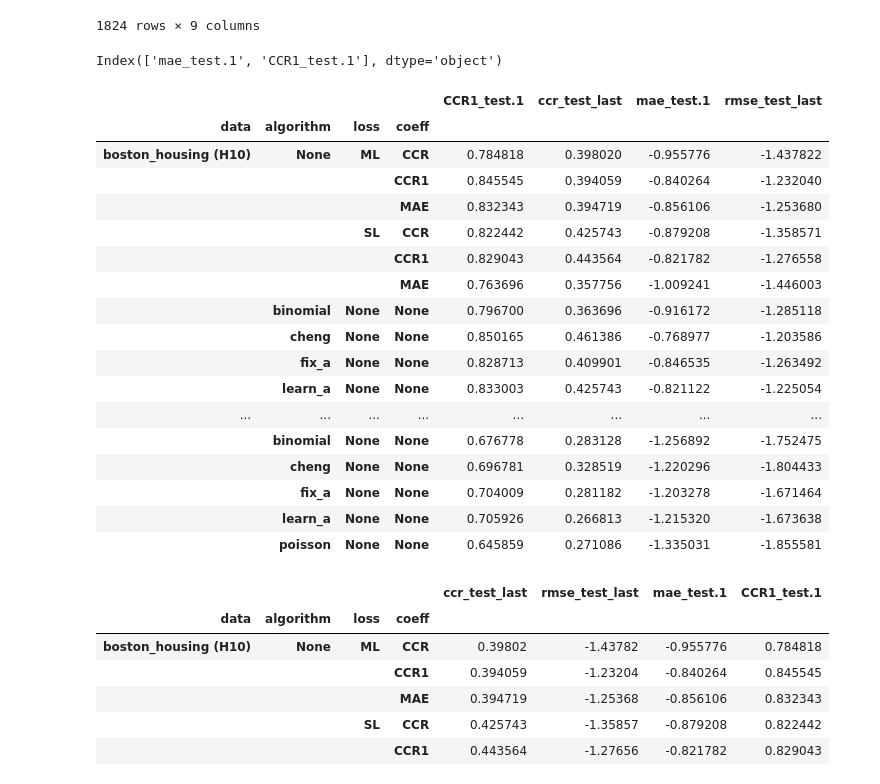
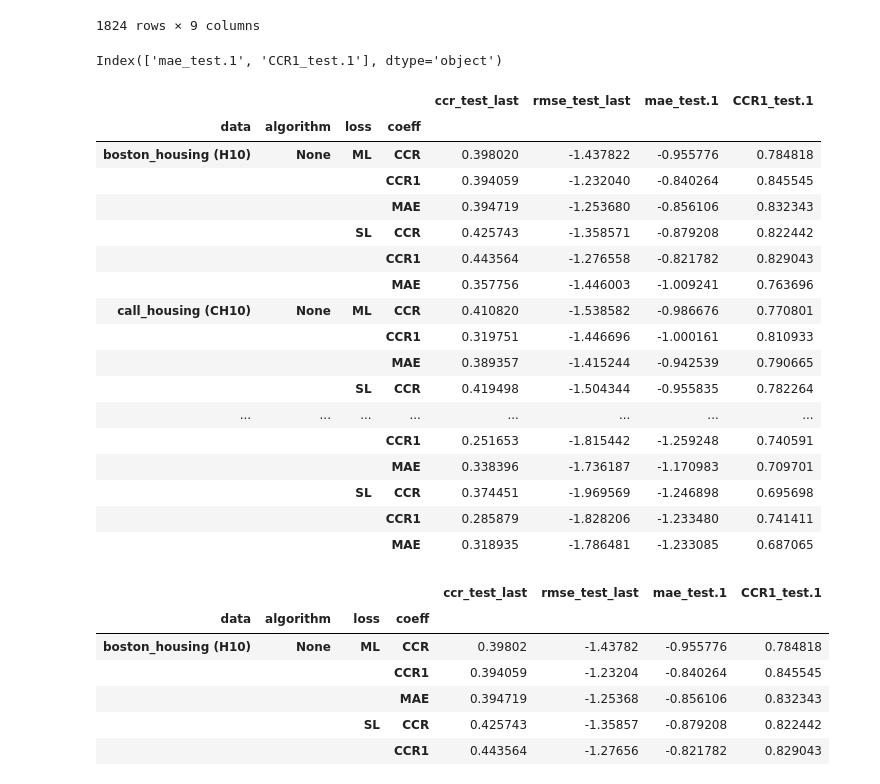
Before and after one commit to ozantezcan/Object-Counting-in-Amazon-Bin-Image-Dataset, a Jupyter notebook: analyze_excel.ipynb, the cells around one changed output. Drawn from its saved outputs; the diff is of its cells as text; code cells hidden in the pictures.

```diff
--- a/analyze_excel.ipynb
+++ b/analyze_excel.ipynb
@@ -54,12 +54,14 @@ dfs_test = dfs.copy()
 
 coeffs = []
 loss = []
+idxs = []
 for index, row in dfs_test.iterrows():
     if(str(row['algorithm']) == ('learn_a') or row['algorithm'] == ('fix_a')
        or row['algorithm'] == ('cheng') or row['algorithm'] == ('poisson')
        or row['algorithm'] == ('binomial')):
         coeff_val = 'None'
         loss_val = 'None'
+        idxs.append(index)
     else:
         coeff_val = row['coeff']
         loss_val = row['loss']
@@ -96,6 +98,8 @@ dfs_test = dfs_test.drop(['Date',  'hidden', 'dim' , 'num_classes',
                       'Number of iter', 'loss_tr', 'loss_test', 'CCR_tr', 'CCR_test',
                       'rmse_tr', 'rmse_test', 'mae_tr', 'mae_test', 'CCR1_tr', 'CCR1_test',
                       'last_iter', 'CCR1_tr.1', 'ccr_tr_last', 'mae_tr.1', 'rmse_tr_last'  ], axis=1)
+
+
 #dfs_simple.head()
 
 #dfs_test = dfs_simple.drop(dfs_simple.columns[3:15], axis=1)
@@ -117,6 +121,7 @@ map_data = {'house_16h': 'house_16h (census10\' - CEE10)', 'house_16H': 'house_1
 dfs_test.data = [map_data[x] for x in dfs_test.data.values]
 dfs_test_w_benchmark.data = [map_data[x] for x in dfs_test_w_benchmark.data.values]
 
+dfs_test_NN = dfs_test.drop(idxs)
 dfs_test_w_benchmark
 # %% [output]
 |  | CCR1_test.1 | algorithm | ccr_test_last | coeff | data | loss | lr_init | mae_test.1 | rmse_test_last |
@@ -140,37 +145,43 @@ dfs_test_w_benchmark
 # %%
 dfs_test_mean = dfs_test.groupby(['data', 'algorithm', 'loss', 'coeff', 'lr_init']).mean()
 
 #Negate the rmse and mae columns
 print(dfs_test_mean.columns[2:6])
 dfs_test_mean[['mae_test.1', 'rmse_test_last']] = -dfs_test_mean[['mae_test.1', 'rmse_test_last']].values
 dfs_test_mean = dfs_test_mean.groupby(['data', 'algorithm', 'loss', 'coeff']).max()
 
+dfs_test_NN_mean = dfs_test_NN.groupby(['data', 'algorithm', 'loss', 'coeff', 'lr_init']).mean()
+
+#Negate the rmse and mae columns
+dfs_test_NN_mean[['mae_test.1', 'rmse_test_last']] = -dfs_test_NN_mean[['mae_test.1', 'rmse_test_last']].values
+dfs_test_NN_mean = dfs_test_NN_mean.groupby(['data', 'algorithm', 'loss', 'coeff']).max()
+
 dfs_test_w_benchmark_mean = dfs_test_w_benchmark.groupby(['data', 'algorithm', 'loss', 'coeff', 'lr_init']).mean()
 #Negate the rmse and mae columns
 dfs_test_w_benchmark_mean[['mae_test.1', 'rmse_test_last']] = -dfs_test_w_benchmark_mean[['mae_test.1', 'rmse_test_last']].values
 
 dfs_test_w_benchmark_mean = dfs_test_w_benchmark_mean.groupby(['data', 'algorithm', 'loss', 'coeff']).max()
-dfs_test_w_benchmark_mean
+dfs_test_NN_mean
 # %% [output]
 Index(['mae_test.1', 'CCR1_test.1'], dtype='object')
-|  |  |  |  | CCR1_test.1 | ccr_test_last | mae_test.1 | rmse_test_last |
+|  |  |  |  | ccr_test_last | rmse_test_last | mae_test.1 | CCR1_test.1 |
 | data | algorithm | loss | coeff |  |  |  |  |
-| boston_housing (H10) | None | ML | CCR | 0.784818 | 0.398020 | -0.955776 | -1.437822 |
-|  |  |  | CCR1 | 0.845545 | 0.394059 | -0.840264 | -1.232040 |
-|  |  |  | MAE | 0.832343 | 0.394719 | -0.856106 | -1.253680 |
-|  |  | SL | CCR | 0.822442 | 0.425743 | -0.879208 | -1.358571 |
-|  |  |  | CCR1 | 0.829043 | 0.443564 | -0.821782 | -1.276558 |
-|  |  |  | MAE | 0.763696 | 0.357756 | -1.009241 | -1.446003 |
-|  | binomial | None | None | 0.796700 | 0.363696 | -0.916172 | -1.285118 |
-|  | cheng | None | None | 0.850165 | 0.461386 | -0.768977 | -1.203586 |
-|  | fix_a | None | None | 0.828713 | 0.409901 | -0.846535 | -1.263492 |
-|  | learn_a | None | None | 0.833003 | 0.425743 | -0.821122 | -1.225054 |
+| boston_housing (H10) | None | ML | CCR | 0.398020 | -1.437822 | -0.955776 | 0.784818 |
+|  |  |  | CCR1 | 0.394059 | -1.232040 | -0.840264 | 0.845545 |
+|  |  |  | MAE | 0.394719 | -1.253680 | -0.856106 | 0.832343 |
+|  |  | SL | CCR | 0.425743 | -1.358571 | -0.879208 | 0.822442 |
+|  |  |  | CCR1 | 0.443564 | -1.276558 | -0.821782 | 0.829043 |
+|  |  |  | MAE | 0.357756 | -1.446003 | -1.009241 | 0.763696 |
+| call_housing (CH10) | None | ML | CCR | 0.410820 | -1.538582 | -0.986676 | 0.770801 |
+|  |  |  | CCR1 | 0.319751 | -1.446696 | -1.000161 | 0.810933 |
+|  |  |  | MAE | 0.389357 | -1.415244 | -0.942539 | 0.790665 |
+|  |  | SL | CCR | 0.419498 | -1.504344 | -0.955835 | 0.782264 |
 | ... | ... | ... | ... | ... | ... | ... | ... |
-|  | binomial | None | None | 0.676778 | 0.283128 | -1.256892 | -1.752475 |
-|  | cheng | None | None | 0.696781 | 0.328519 | -1.220296 | -1.804433 |
-|  | fix_a | None | None | 0.704009 | 0.281182 | -1.203278 | -1.671464 |
-|  | learn_a | None | None | 0.705926 | 0.266813 | -1.215320 | -1.673638 |
-|  | poisson | None | None | 0.645859 | 0.271086 | -1.335031 | -1.855581 |
+|  |  |  | CCR1 | 0.251653 | -1.815442 | -1.259248 | 0.740591 |
+|  |  |  | MAE | 0.338396 | -1.736187 | -1.170983 | 0.709701 |
+|  |  | SL | CCR | 0.374451 | -1.969569 | -1.246898 | 0.695698 |
+|  |  |  | CCR1 | 0.285879 | -1.828206 | -1.233480 | 0.741411 |
+|  |  |  | MAE | 0.318935 | -1.786481 | -1.233085 | 0.687065 |
 # %%
 def highlight_max(data, color='yellow'):
     '''
```
Also changed, not shown: parts of 1 cell of this notebook, 5 other files.
